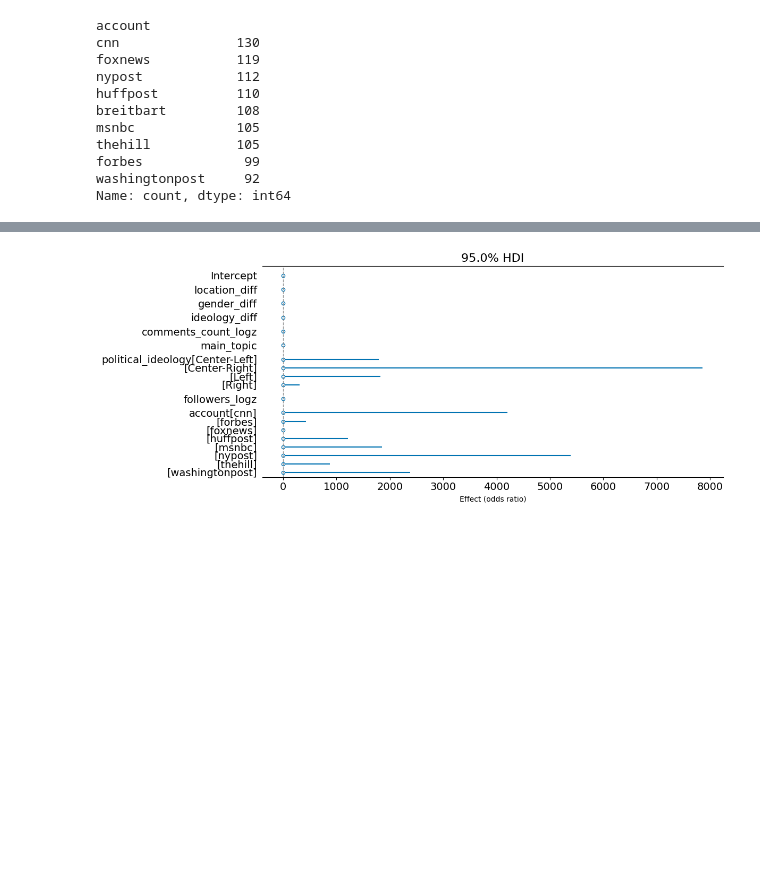
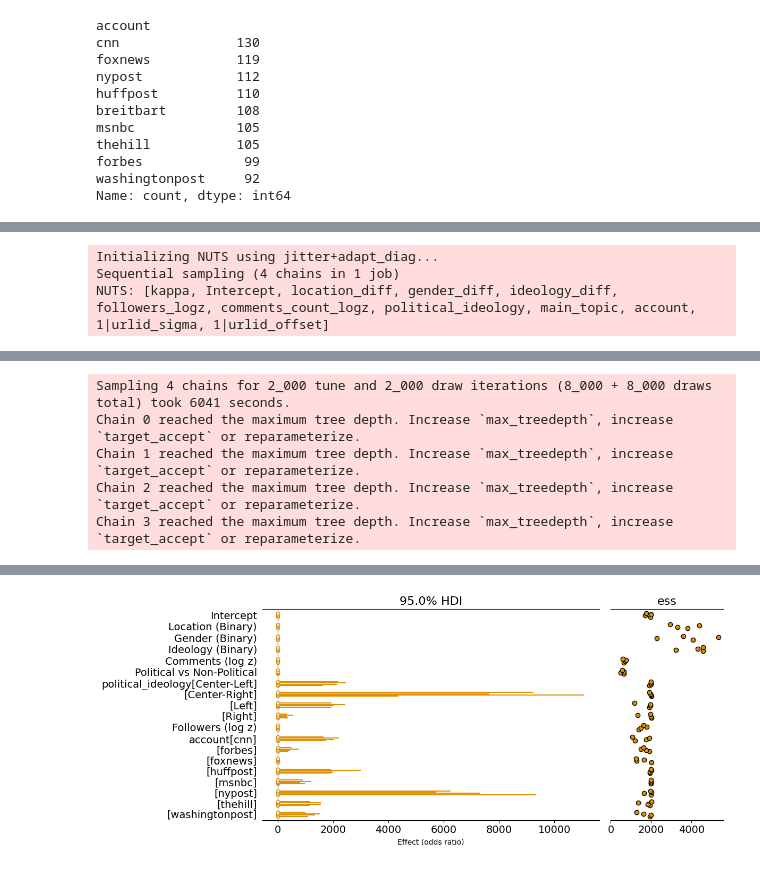
Before and after one commit to nbrahmani/insta-comments, a Jupyter notebook: posts_full_analysis_pipeline.ipynb, the cells around one changed output, grey strips where cells are left out. Drawn from its saved outputs; the diff is of its cells as text; code cells hidden in the pictures; blank space fills up the shorter version.

```diff
--- a/posts_full_analysis_pipeline.ipynb
+++ b/posts_full_analysis_pipeline.ipynb
@@ -1017,38 +1690,47 @@ ValueError: Not enough samples to build a trace.
 # %%
-model = bmb.Model(
-    "p(fcount_no_rank, ftrials_no_rank) ~ location_diff + gender_diff + ideology_diff + followers_logz + comments_count_logz + political_ideology + main_topic + account + (1|urlid)",
-    data=reg_news_df,
-    family="beta_binomial",
-    # dropna=True
-)
+# model = bmb.Model(
+#     "p(fcount_no_rank, ftrials_no_rank) ~ location_diff + gender_diff + ideology_diff + followers_logz + comments_count_logz + political_ideology + main_topic + account + (1|urlid)",
+#     data=reg_news_df,
+#     family="beta_binomial",
+#     # dropna=True
+# )
 
-results = model.fit(
-    draws=800,
-    tune=800,
-    target_accept=0.97,
-    chains=2,
-    cores=1,
-    random_seed=42,
-)
-var_names = ['Intercept', 'location_diff', 'gender_diff', 'ideology_diff',
-             'comments_count_logz', 'main_topic', 'political_ideology', 'followers_logz', 'account']
-display(az.summary(results, var_names=var_names))
+# results = model.fit(
+#     draws=2000,
+#     tune=2000,
+#     target_accept=0.97,
+#     chains=4,
+#     cores=1,
+#     random_seed=42,
+#     prob=0.95
+# )
+# var_names = ['Intercept', 'location_diff', 'gender_diff', 'ideology_diff',
+#              'comments_count_logz', 'main_topic', 'political_ideology', 'followers_logz', 'account']
+# df = az.summary(results, var_names=var_names)
+# df = df.rename(index=edit_labels)
+# display(df)
 
-axes = az.plot_forest(
-    results,
-    combined=True,
-    hdi_prob=0.95,
-    transform=np.exp,
-    figsize=(12, 5),
-    r_hat=False,
-    ess=False,
-    var_names=var_names
-)
+# axes = az.plot_forest(
+#     results,
+#     combined=False,
+#     hdi_prob=0.95,
+#     transform=np.exp,
+#     figsize=(12, 5),
+#     r_hat=False,
+#     ess=True,
+#     var_names=var_names,
+#     colors='C1'
+# )
 
-ax = axes[0] if isinstance(axes, (list, np.ndarray)) else axes
+# ax = axes[0] if isinstance(axes, (list, np.ndarray)) else axes
+# new_labels = [edit_labels(t.get_text()) for t in ax.get_yticklabels()]
+# ax.set_yticklabels(new_labels)
 
-ax.axvline(1, linestyle="--", linewidth=1, color="grey", alpha=0.8)
-ax.set_xlabel("Effect (odds ratio)")
-plt.tight_layout()
-plt.show()
+# ax.axvline(1, linestyle="--", linewidth=1, color="grey", alpha=0.8)
+# ax.set_xlabel("Effect (odds ratio)")
+# plt.tight_layout()
+# plt.show()
 # %% [output]
+Initializing NUTS using jitter+adapt_diag...
+Sequential sampling (4 chains in 1 job)
+NUTS: [kappa, Intercept, location_diff, gender_diff, ideology_diff, followers_logz, comments_count_logz, political_ideology, main_topic, account, 1|urlid_sigma, 1|urlid_offset]
@@ -1055 +1739,6 @@ plt.show()
+Sampling 4 chains for 2_000 tune and 2_000 draw iterations (8_000 + 8_000 draws total) took 6041 seconds.
+Chain 0 reached the maximum tree depth. Increase `max_treedepth`, increase `target_accept` or reparameterize.
+Chain 1 reached the maximum tree depth. Increase `max_treedepth`, increase `target_accept` or reparameterize.
+Chain 2 reached the maximum tree depth. Increase `max_treedepth`, increase `target_accept` or reparameterize.
+Chain 3 reached the maximum tree depth. Increase `max_treedepth`, increase `target_accept` or reparameterize.
 |  | mean | sd | hdi_3% | hdi_97% | mcse_mean | mcse_sd | ess_bulk | ess_tail | r_hat |
@@ -1072,3 +1761,3 @@ plt.show()
-[figure, old version]
+[figure, new version]
 # %%
 model = bmb.Model(
```
Also changed, not shown: parts of 48 cells of this notebook, 11 other files.
